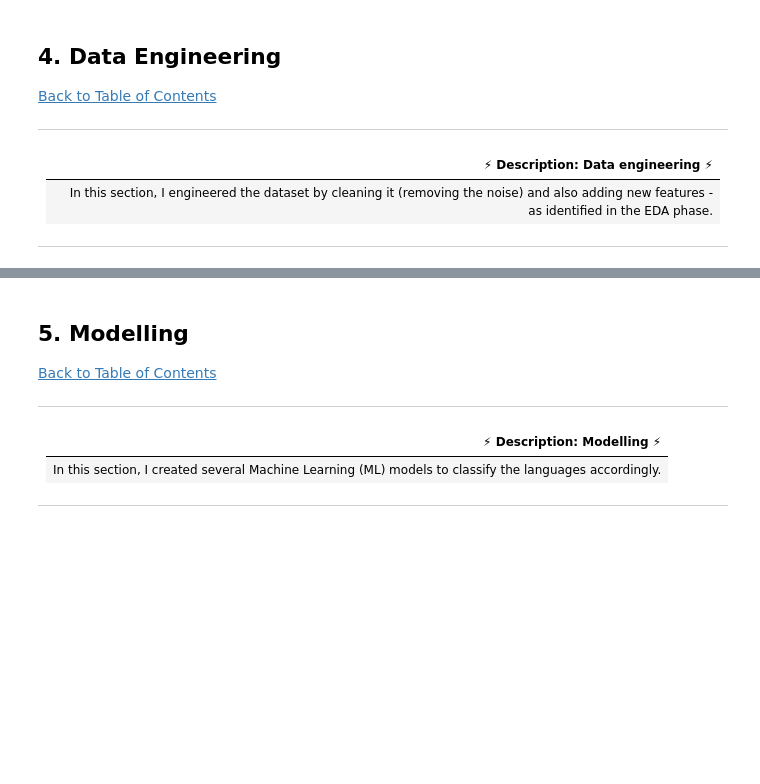
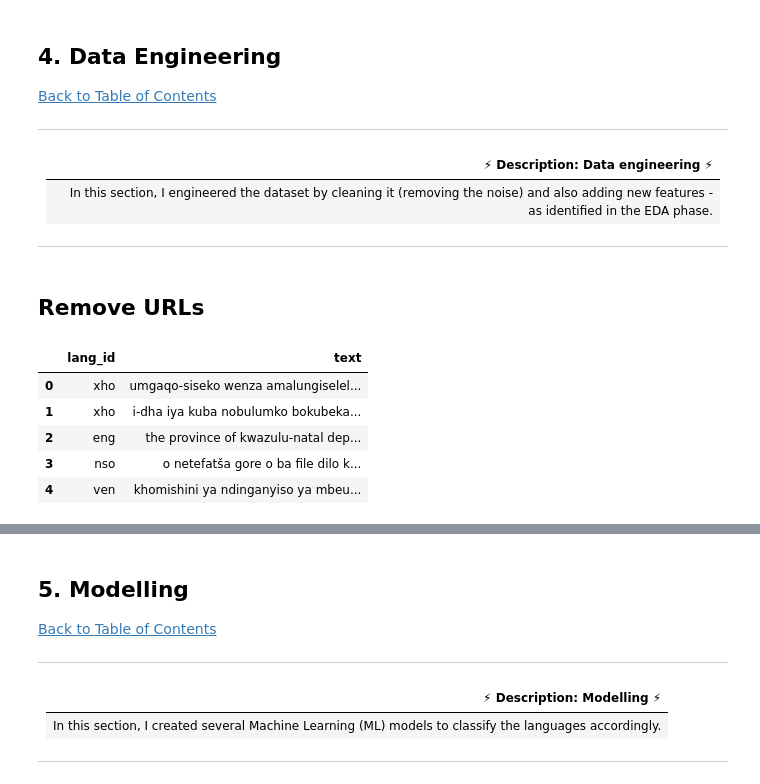
Before and after one commit to JoshOlam/South-African-Language-Identification-Hack-2022, a Jupyter notebook: starter-notebook.ipynb, the cells around one changed output, grey strips where cells are left out. Cells and saved outputs as stored; diff of their text form; code cells hidden in the pictures; blank space fills up the shorter version.

```diff
--- a/starter-notebook.ipynb
+++ b/starter-notebook.ipynb
@@ -270,4 +275,24 @@ Therefore, without much ado, let's now proceed to engineer the data.
 
 ---
 # %%
-# remove missing values/ features
+#Let's first create an insurance train data, just to be on the safe side
+train_insurance = df_train.copy()
+# %% [markdown]
+## Remove URLs
+# %%
+#Remove urls in the text and replaces with 'url-web'
+pattern_url = r'http[s]?://(?:[A-Za-z]|[0-9]|[$-_@.&+]|[!*\(\),]|(?:%[0-9A-Fa-f][0-9A-Fa-f]))+'
+subs_url = r'url-web'
+train_insurance['text'] = train_insurance['text'].replace(to_replace = pattern_url,
+                                                                value = subs_url,
+                                                                regex = True)
+
+#Let's see an overview of the train_insurance
+train_insurance.head()
+# %% [output]
+|  | lang_id | text |
+| 0 | xho | umgaqo-siseko wenza amalungiselel... |
+| 1 | xho | i-dha iya kuba nobulumko bokubeka... |
+| 2 | eng | the province of kwazulu-natal dep... |
+| 3 | nso | o netefatša gore o ba file dilo k... |
+| 4 | ven | khomishini ya ndinganyiso ya mbeu... |
```
Also changed, not shown: parts of 17 cells of this notebook.
